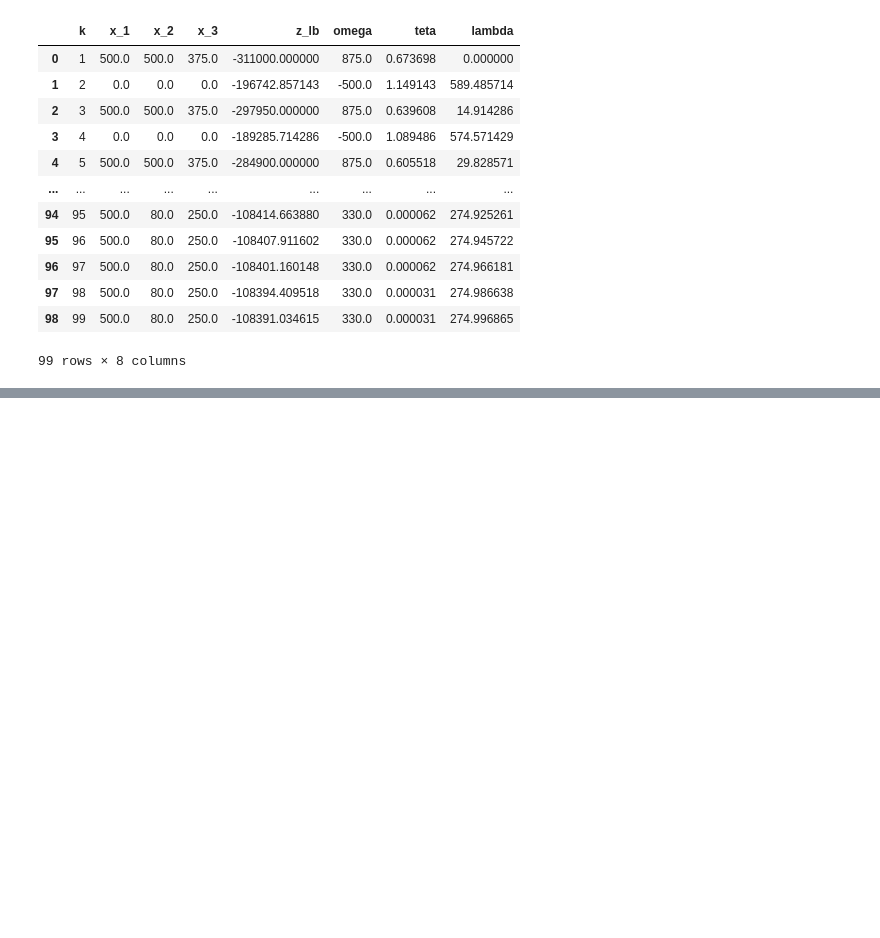
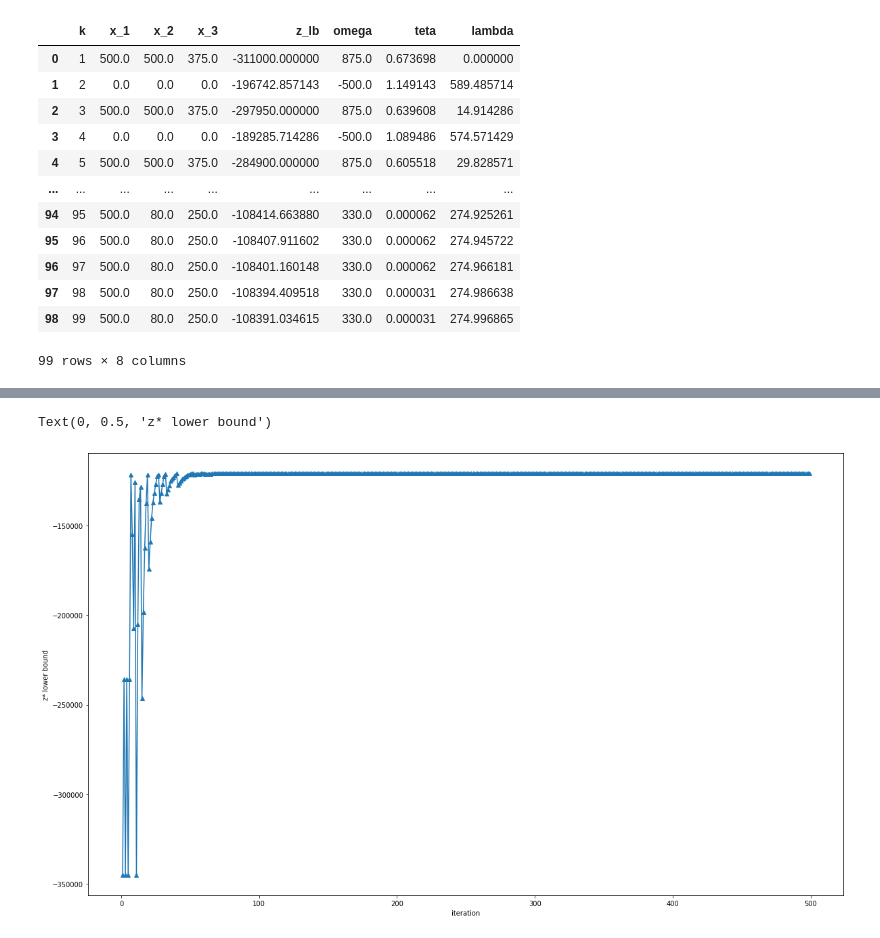
Before and after one commit to 9231058/farmer, a Jupyter notebook: farmer/lagrange.ipynb, the cells around one changed output, grey strips where cells are left out. Drawn from its saved outputs; the diff is of its cells as text; code cells hidden in the pictures; blank space fills up the shorter version.

Commit message:
feat: Complete Lagrange Method Results

```diff
--- a/farmer/lagrange.ipynb
+++ b/farmer/lagrange.ipynb
@@ -41,0 +54,4 @@ df
+# %%
+cfg = Config(scenarios=[0.5, 0.4, 0.3, 0.2, 0.1, 0, -0.05, -0.1, -0.15, -0.2, -0.25])
+# %%
+lagrange = Lagrange(cfg, Parameters(lower_bound=float('-inf'), upper_bound=-53100, k_bound=500, k_1_bound=4))
@@ -41,0 +65,2 @@ df
+# %%
+df = pd.DataFrame(data=lagrange.iterations)
@@ -41,0 +83,9 @@ df
+# %%
+_, ax = plt.subplots(figsize=(20, 12))
+
+ax.plot(df['k'], df['z_lb'], '-^')
+ax.set_xlabel('iteration')
+ax.set_ylabel('z* lower bound')
+# %% [output]
+Text(0, 0.5, 'z* lower bound')
+[figure, added]
```
Also changed, not shown: parts of 5 cells of this notebook.
